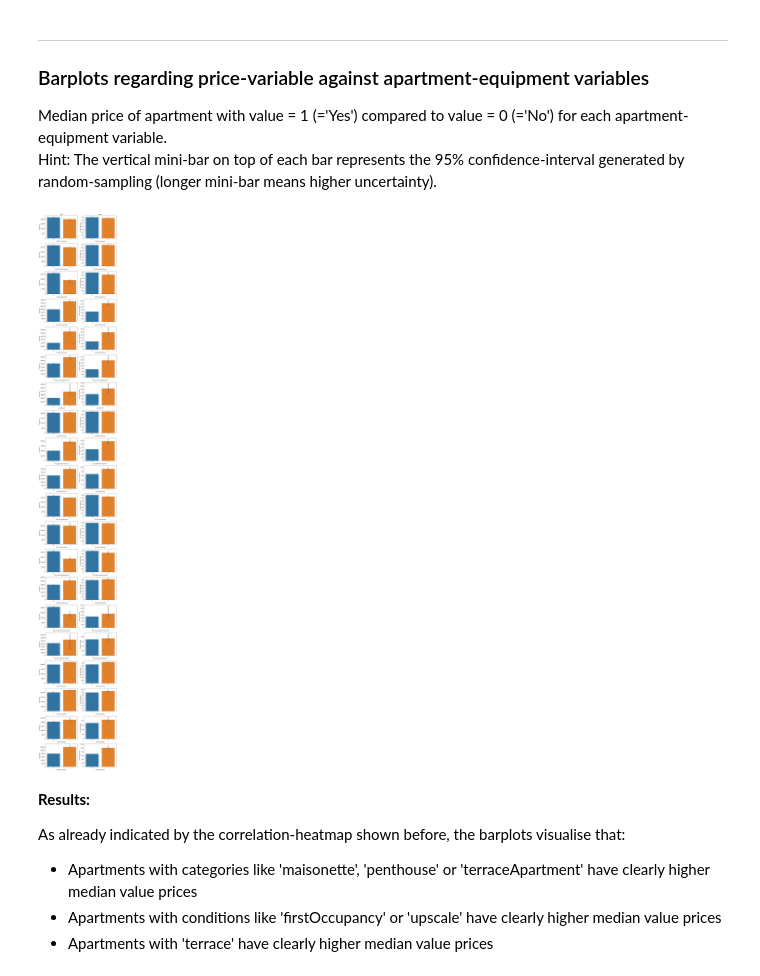
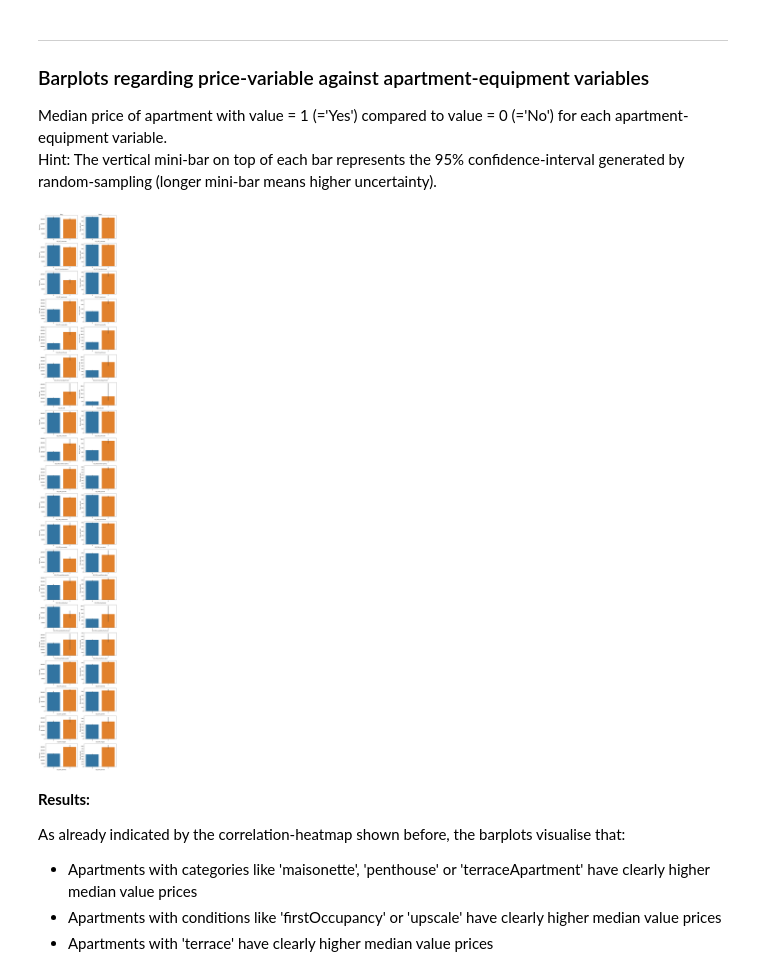
Before and after one commit to micvolk/Buy-and-Rent-Price-Estimator-for-Apartments, a Jupyter notebook: exploring.ipynb, the cells around one changed output. Saved outputs shown, nothing was run; the diff lists cells and outputs as text; code cells hidden in the pictures.

```diff
--- a/exploring.ipynb
+++ b/exploring.ipynb
@@ -533,15 +533,15 @@ Hint: The vertical mini-bar on top of each bar represents the 95% confidence-int
 # %%
 fig, ax = plt.subplots(len(columns_EQ_both), 2, figsize=(10,70))
 ax[0][0].set_title('Buy')
 ax[0][1].set_title('Rent')
 for i in range(len(columns_EQ_both)):
     sns.barplot(x=df_buy[columns_EQ_both[i]], y=df_buy['Price_buy'], estimator=np.median, ax=ax[i][0])
-    sns.barplot(x=df_rent[columns_EQ_both[i]], y=df_rent['Price_rent_warm'], estimator=np.median, ax=ax[i][1])
+    sns.barplot(x=df_rent[columns_EQ_both[i]], y=df_rent['Price_rent_cold'], estimator=np.median, ax=ax[i][1])
     #ax[i][0].set(ylim=(0, 1))
     #ax[i][1].set(ylim=(0, 1))
 fig.tight_layout()
 # %% [output]
-[figure, old version]
+[figure, new version]
 # %% [markdown]
 **Results:**
 
```
Also changed, not shown: parts of 2 cells of this notebook, 2 other files.
